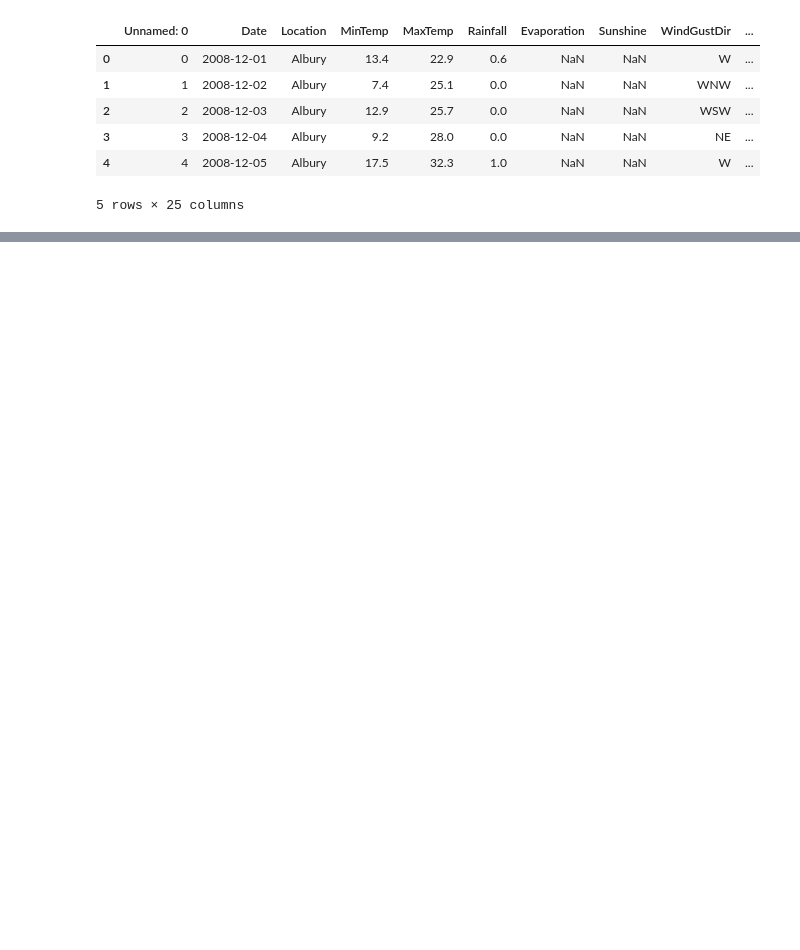
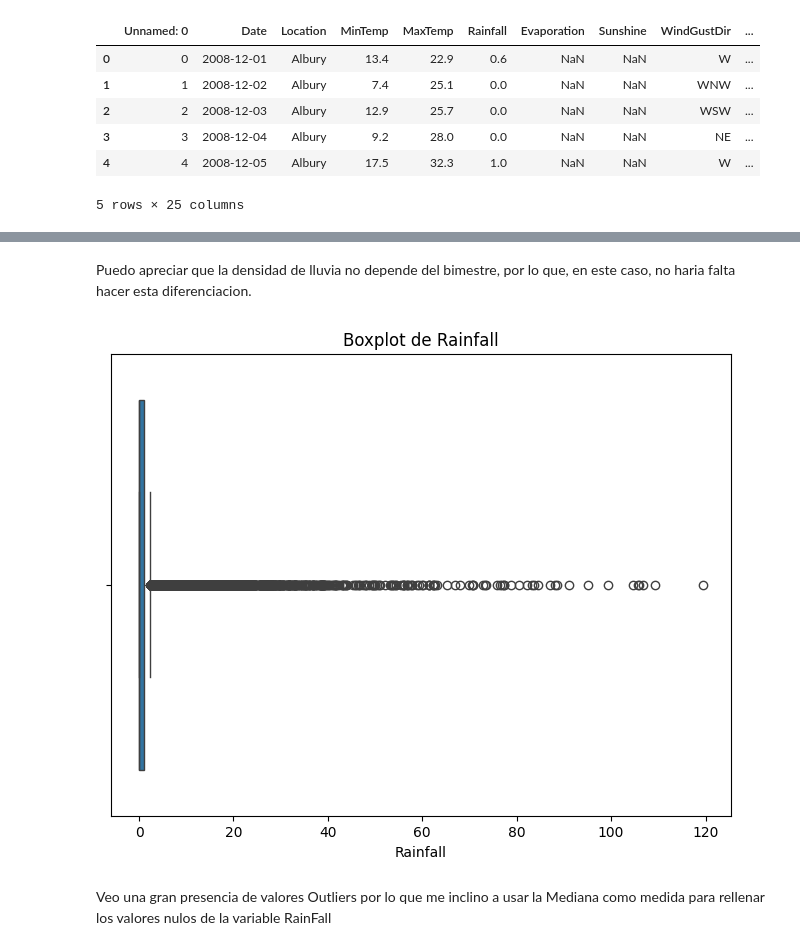
Before and after one commit to franciscoryb1/AA1-TUIA-RodriguezYBarros, a Jupyter notebook: tp.ipynb, the cells around one changed output, grey strips where cells are left out. Cells and saved outputs as stored; diff of their text form; code cells hidden in the pictures; blank space fills up the shorter version.

```diff
--- a/tp.ipynb
+++ b/tp.ipynb
@@ -262,0 +201,11 @@ plt.show()
+# %% [markdown]
+Puedo apreciar que la densidad de lluvia no depende del bimestre, por lo que, en este caso, no haria falta hacer esta diferenciacion.
+# %%
+plt.figure(figsize=(8, 6))
+sns.boxplot(x="Rainfall", data=df_train)
+plt.title("Boxplot de Rainfall")
+plt.show()
+# %% [output]
+[figure, added]
+# %% [markdown]
+Veo una gran presencia de valores Outliers por lo que me inclino a usar la Mediana como medida para rellenar los valores nulos de la variable RainFall
```
Also changed, not shown: parts of 84 cells of this notebook, 2 other files.
